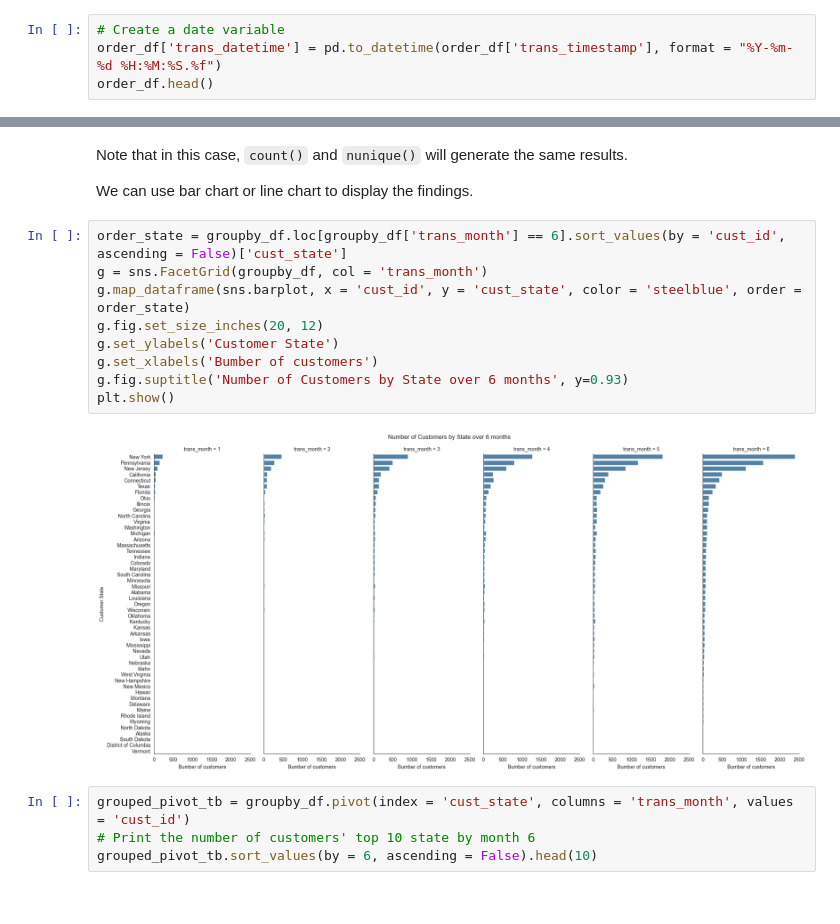
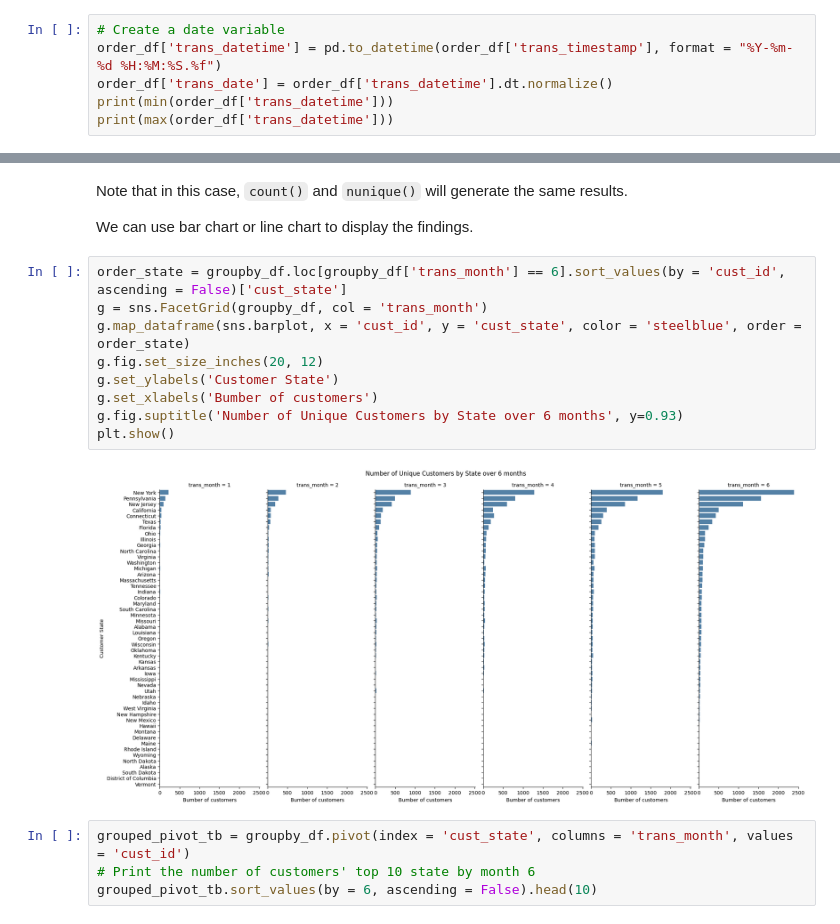
Before and after one commit to southnorthist/kaggle_analysis, a Jupyter notebook: Projects/marketing-analytics/online-retail-sales-trend-analysis/analysis-python.ipynb, the cells around one changed output, grey strips where cells are left out. Cells and saved outputs as stored; diff of their text form.

```diff
--- a/Projects/marketing-analytics/online-retail-sales-trend-analysis/analysis-python.ipynb
+++ b/Projects/marketing-analytics/online-retail-sales-trend-analysis/analysis-python.ipynb
@@ -97,5 +97,7 @@ In addition, we can notice that transaction timestamp has been transformed into
 # %%
 # Create a date variable
 order_df['trans_datetime'] = pd.to_datetime(order_df['trans_timestamp'], format = "%Y-%m-%d %H:%M:%S.%f")
-order_df.head()
+order_df['trans_date'] = order_df['trans_datetime'].dt.normalize()
+print(min(order_df['trans_datetime']))
+print(max(order_df['trans_datetime']))
 # %% [output]
@@ -308,14 +337,14 @@ We can use bar chart or line chart to display the findings.
 # %%
 order_state = groupby_df.loc[groupby_df['trans_month'] == 6].sort_values(by = 'cust_id', ascending = False)['cust_state']
 g = sns.FacetGrid(groupby_df, col = 'trans_month')
 g.map_dataframe(sns.barplot, x = 'cust_id', y = 'cust_state', color = 'steelblue', order = order_state)
 g.fig.set_size_inches(20, 12)
 g.set_ylabels('Customer State')
 g.set_xlabels('Bumber of customers')
-g.fig.suptitle('Number of Customers by State over 6 months', y=0.93)
+g.fig.suptitle('Number of Unique Customers by State over 6 months', y=0.93)
 plt.show()
 # %% [output]
-[figure, old version]
+[figure, new version]
 # %%
 grouped_pivot_tb = groupby_df.pivot(index = 'cust_state', columns = 'trans_month', values = 'cust_id')
 # Print the number of customers' top 10 state by month 6
```
Also changed, not shown: parts of 19 cells of this notebook.
